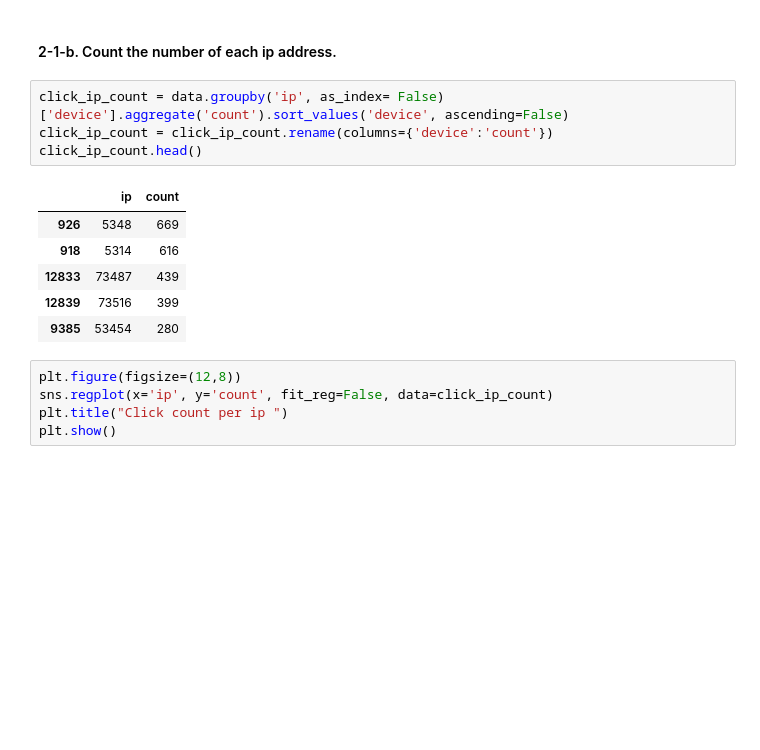
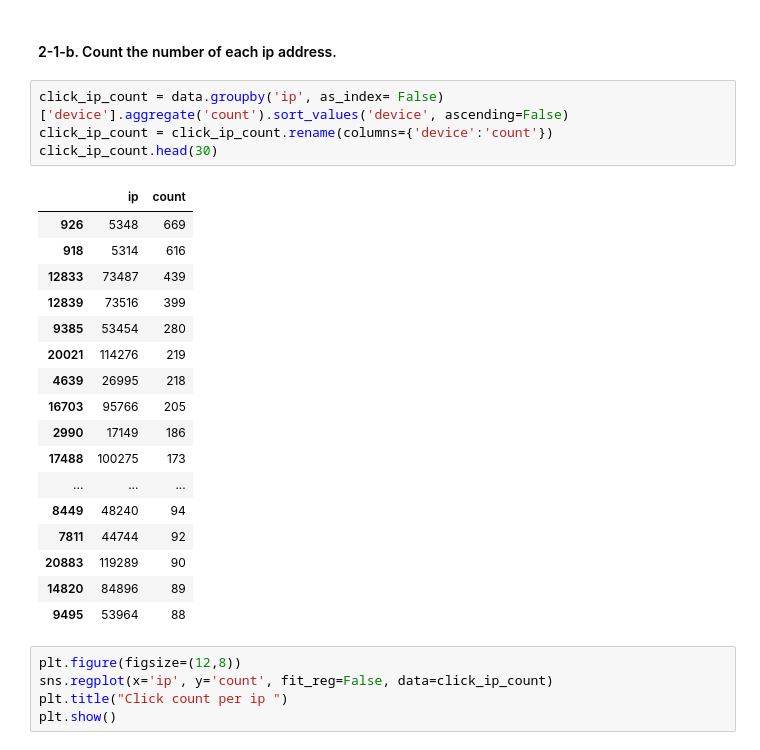
Before and after one commit to Dohppak/Kaggle-Iceburg_project, a Jupyter notebook: Fraud Detection/TalkingData AdTracking Fraud Detection.ipynb, the cells around one changed output. Cells and saved outputs as stored; diff of their text form; blank space fills up the shorter version.

```diff
--- a/Fraud Detection/TalkingData AdTracking Fraud Detection.ipynb
+++ b/Fraud Detection/TalkingData AdTracking Fraud Detection.ipynb
@@ -418,14 +458,25 @@ __It is concentrated around 0 to 10,000.But It is not possible to find meaning i
 # %%
 click_ip_count = data.groupby('ip', as_index= False)['device'].aggregate('count').sort_values('device', ascending=False)
 click_ip_count = click_ip_count.rename(columns={'device':'count'})
-click_ip_count.head()
+click_ip_count.head(30)
 # %% [output]
 |  | ip | count |
 | 926 | 5348 | 669 |
 | 918 | 5314 | 616 |
 | 12833 | 73487 | 439 |
 | 12839 | 73516 | 399 |
 | 9385 | 53454 | 280 |
+| 20021 | 114276 | 219 |
+| 4639 | 26995 | 218 |
+| 16703 | 95766 | 205 |
+| 2990 | 17149 | 186 |
+| 17488 | 100275 | 173 |
+| ... | ... | ... |
+| 8449 | 48240 | 94 |
+| 7811 | 44744 | 92 |
+| 20883 | 119289 | 90 |
+| 14820 | 84896 | 89 |
+| 9495 | 53964 | 88 |
 # %%
 plt.figure(figsize=(12,8))
 sns.regplot(x='ip', y='count', fit_reg=False, data=click_ip_count)
```
Also changed, not shown: parts of 14 cells of this notebook, 9 other files.
